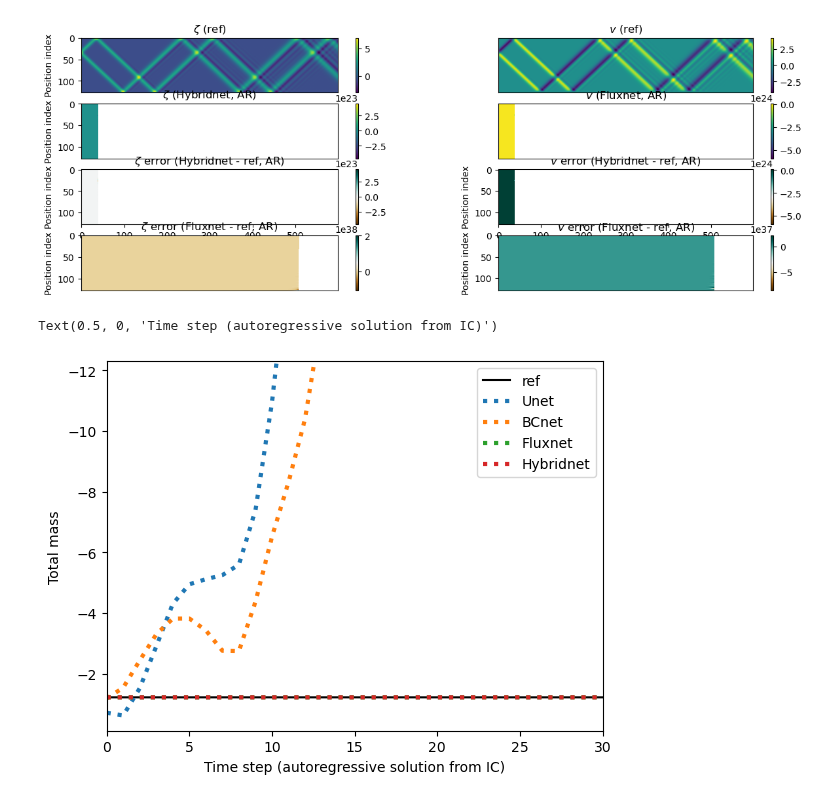
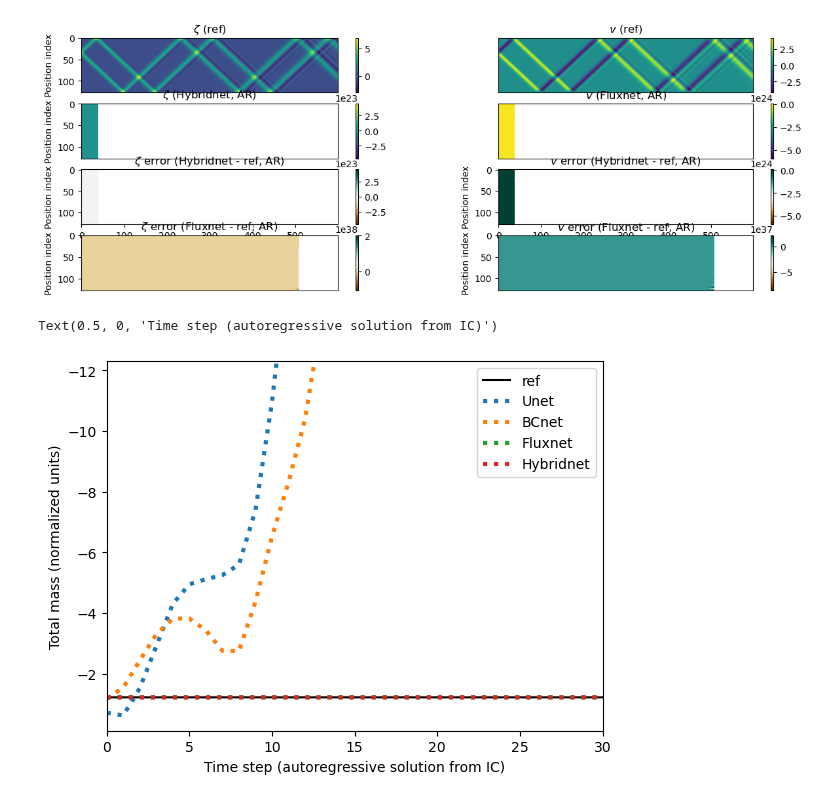
Before and after one commit to alicanbekar/pi_lecture_pytorch, a Jupyter notebook: swe_instructor_code.ipynb, the cells around one changed output. Saved outputs shown, nothing was run; the diff lists cells and outputs as text; code cells hidden in the pictures.

```diff
--- a/swe_instructor_code.ipynb
+++ b/swe_instructor_code.ipynb
@@ -1043,16 +1043,16 @@ img_plot(v_ar_f[:tmax] - v_ref[:tmax], title='$v$ error (Fluxnet - ref, AR)', cm
 # %%
 M = zeta_ref.sum(axis=-1).mean()
 YL = [0.1 * M, 10 * M]
 plt.plot(zeta_ref.sum(axis=-1),'k',label='ref')
 plt.plot(zeta_ar.sum(axis=-1),':',label='Unet',linewidth=3)
 plt.plot(zeta_ar_bc.sum(axis=-1),':',label='BCnet',linewidth=3)
 plt.plot(zeta_ar_f.sum(axis=-1),':',label='Fluxnet',linewidth=3)
 plt.plot(zeta_ar_hyb.sum(axis=-1),':',label='Hybridnet',linewidth=3)
 plt.ylim(YL)
 plt.xlim([0, 30])
 plt.legend()
-plt.ylabel('Total mass')
+plt.ylabel('Total mass (normalized units)')
 plt.xlabel('Time step (autoregressive solution from IC)')
 # %% [output]
 Text(0.5, 0, 'Time step (autoregressive solution from IC)')
-[figure, old version]
+[figure, new version]
```
Also changed, not shown: parts of 1 cell of this notebook, 1 other file.
